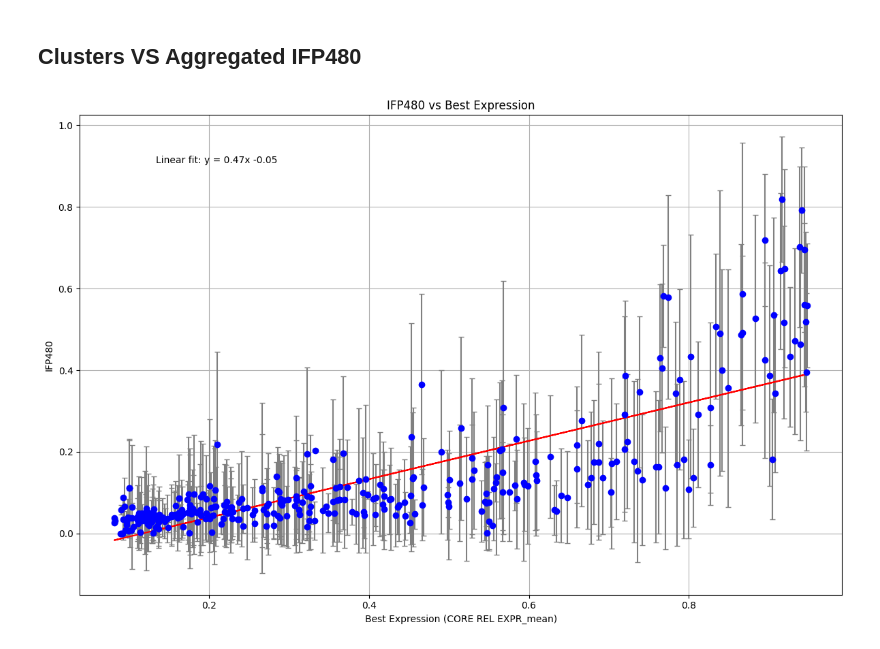
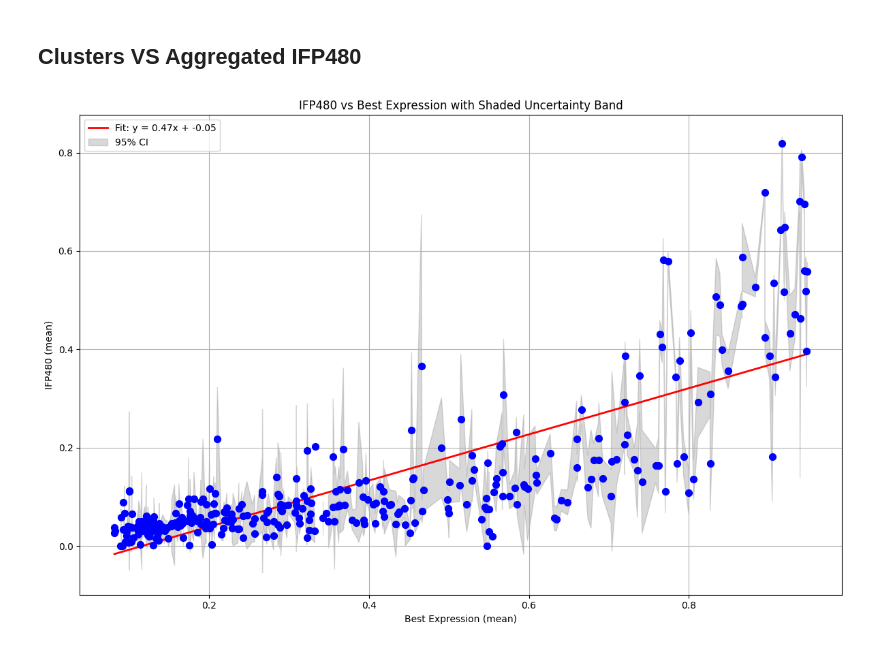
Before and after one commit to sb2cl/Activity-Clouds, a Jupyter notebook: 40_validation_against_uaspire.ipynb, the cells around one changed output. Drawn from its saved outputs; the diff is of its cells as text; code cells hidden in the pictures.

Commit message:
Updates in the validation notebook - linear fit IFP480 vs EMOPEC

```diff
--- a/40_validation_against_uaspire.ipynb
+++ b/40_validation_against_uaspire.ipynb
@@ -117,40 +118,77 @@ plt.show()
 # %% [markdown]
 ## Clusters VS Aggregated IFP480
 # %%
-# From the uaspire dataframe, get the mean IFP480 value and standard deviation per cluster (and the cluster best expression)
+# Aggregate the uaspire dataframe based on clusters
 aggregated_uaspire = (
     uaspire
     .groupby('cluster')
-    .agg({'IFP480': ['mean', 'std'], 'best_expr': 'mean'})
+    .agg({
+        'IFP480': ['mean', 'std', 'count'],
+        'best_expr': 'mean'
+    })
     .reset_index()
 )
 
-# Try the linear fit and get the line equation
-slope, intercept, r_value, p_value, std_err = stats.linregress(aggregated_uaspire['best_expr']['mean'], aggregated_uaspire['IFP480']['mean'])
+# Unpack into simple series for plotting & later use
+x      = aggregated_uaspire['best_expr']['mean']
+y      = aggregated_uaspire['IFP480']['mean']
+yerr   = aggregated_uaspire['IFP480']['std']
+count  = aggregated_uaspire['IFP480']['count']  # number of records in each cluster
 
-# Scatter plot with error bars of the mean IFP480 and core expression
+# Fit the linear model
+slope, intercept, r_value, p_value, std_err = stats.linregress(x, y)
+
+# Sort for a clean fill_between
+idx   = np.argsort(x)
+x_s   = x.iloc[idx]
+y_s   = y.iloc[idx]
+yerr_s = yerr.iloc[idx]
+
+# Compute 95% CI half‐width
+ci95 = 1.96 * yerr / np.sqrt(count)
+ci95_s = ci95.iloc[idx]
+
+# Plot
 plt.figure(figsize=(12, 8))
-plt.errorbar(
-    aggregated_uaspire['best_expr']['mean'],
-    aggregated_uaspire['IFP480']['mean'],
-    yerr=aggregated_uaspire['IFP480']['std'],
-    fmt='o',                # draw circle markers only
-    color='blue',           # sets marker edge & (if no facecolor override) face to blue
-    markerfacecolor='blue', # explicitly fill markers blue
-    markeredgecolor='blue', # explicitly set marker outline blue
-    ecolor='grey',          # sets the error‐bars to grey
-    capsize=3               # optional: little caps on the errorbars
+
+# Add a linear fit line
+plt.plot(
+    x_s,
+    slope * x_s + intercept,
+    color='red', lw=2,
+    label=f'Fit: y = {slope:.2f}x + {intercept:.2f}'
 )
-# Plot the linear line
-plt.plot(aggregated_uaspire['best_expr']['mean'], slope*aggregated_uaspire['best_expr']['mean'] + intercept, color='red')
-# Add the labels, mainly include the line equation
-plt.text(0.1, 0.9, f'Linear fit: y = {slope:.2f}x {intercept:.2f}', transform=plt.gca().transAxes)
 
-plt.xlabel('Best Expression (CORE REL EXPR_mean)')
-plt.ylabel('IFP480')
-plt.title('IFP480 vs Best Expression')
+# Plot the shaded ±1SD band or
+# plt.fill_between(
+#     x_s,
+#     y_s - yerr_s,
+#     y_s + yerr_s,
+#     color='grey',
+#     alpha=0.3,
+#     label='±1SD'
+# )
+
+# Plot the  ±95% CI
+plt.fill_between(
+    x_s,
+    y_s - ci95_s,
+    y_s + ci95_s,
+    color='grey',
+    alpha=0.3,
+    label='95% CI'
+)
+
+# Scatter the raw means
+plt.scatter(x, y, color='blue', s=50, zorder=3)
+
+# Add the labels & legend
+plt.xlabel('Best Expression (mean)')
+plt.ylabel('IFP480 (mean)')
+plt.title('IFP480 vs Best Expression with Shaded Uncertainty Band')
 plt.grid(True)
+plt.legend(loc='upper left')
 plt.tight_layout()
 plt.show()
 # %% [output]
-[figure, old version]
+[figure, new version]
```
Also changed, not shown: parts of 1 cell of this notebook.
